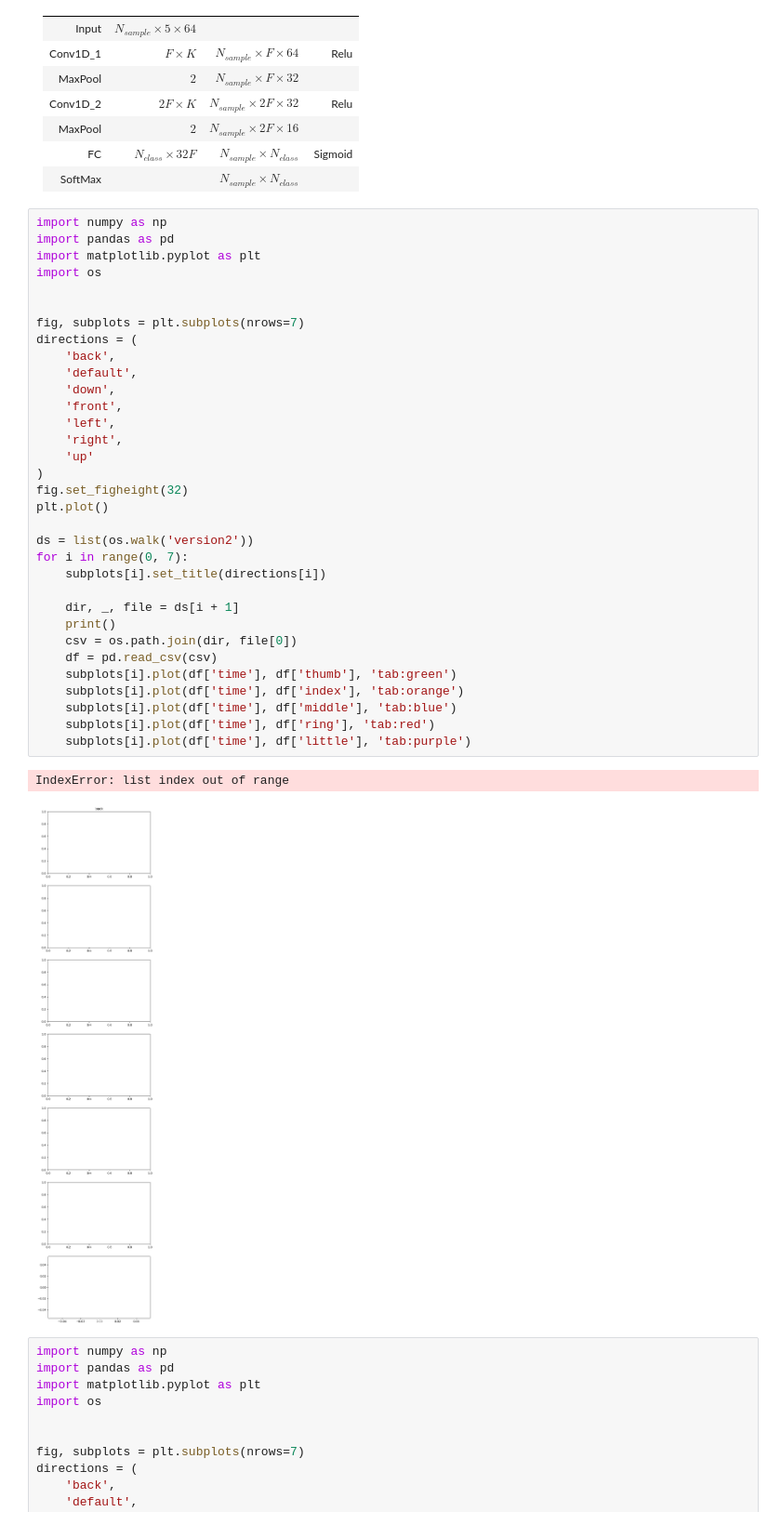
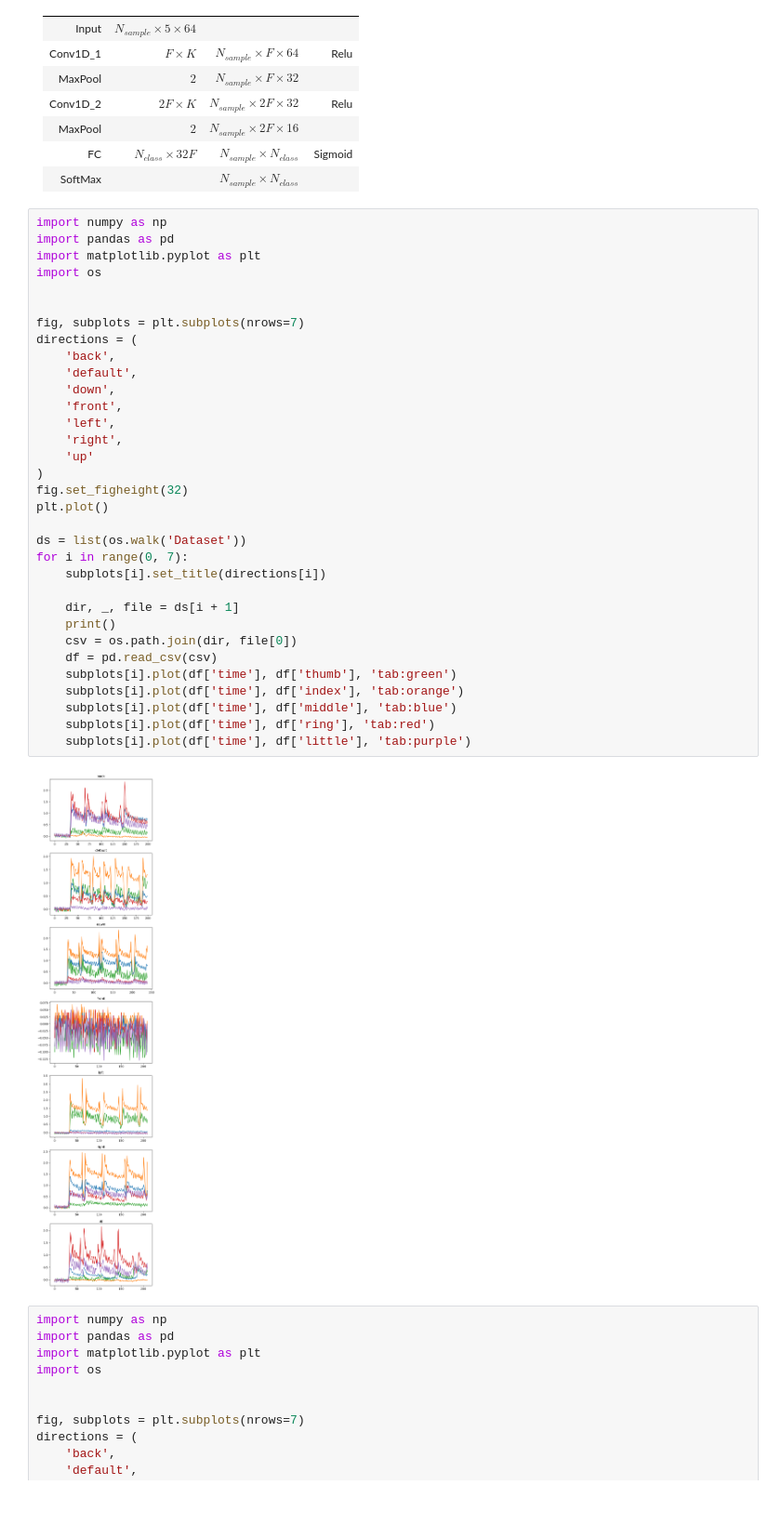
Before and after one commit to jijihuny/Sensor-Classification, a Jupyter notebook: script.ipynb, the cells around one changed output. Shown at 93% size. Cells and saved outputs as stored; diff of their text form.

```diff
--- a/script.ipynb
+++ b/script.ipynb
@@ -20,36 +20,35 @@ import pandas as pd
 import matplotlib.pyplot as plt
 import os
 
 
 fig, subplots = plt.subplots(nrows=7)
 directions = (
     'back',
     'default',
     'down',
     'front',
     'left',
     'right',
     'up'
 )
 fig.set_figheight(32)
 plt.plot()
 
-ds = list(os.walk('version2'))
+ds = list(os.walk('Dataset'))
 for i in range(0, 7):
     subplots[i].set_title(directions[i])
 
     dir, _, file = ds[i + 1]
     print()
     csv = os.path.join(dir, file[0])
     df = pd.read_csv(csv)
     subplots[i].plot(df['time'], df['thumb'], 'tab:green')
     subplots[i].plot(df['time'], df['index'], 'tab:orange')
     subplots[i].plot(df['time'], df['middle'], 'tab:blue')
     subplots[i].plot(df['time'], df['ring'], 'tab:red')
     subplots[i].plot(df['time'], df['little'], 'tab:purple')
 # %% [output]
-IndexError: list index out of range
-[figure, old version]
+[figure, new version]
 # %%
 import numpy as np
 import pandas as pd
```
Also changed, not shown: parts of 6 cells of this notebook.
